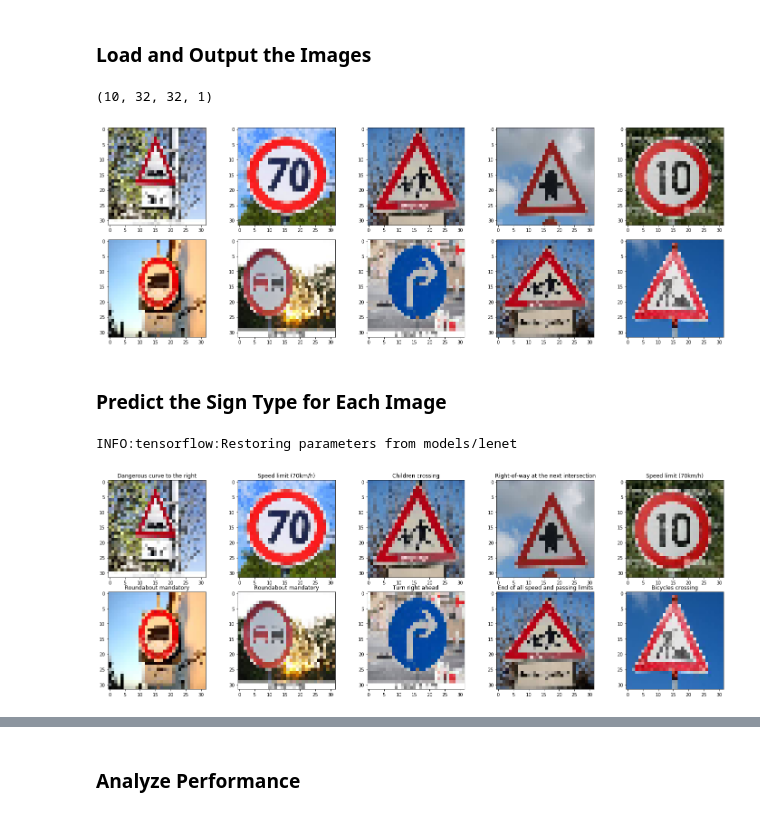
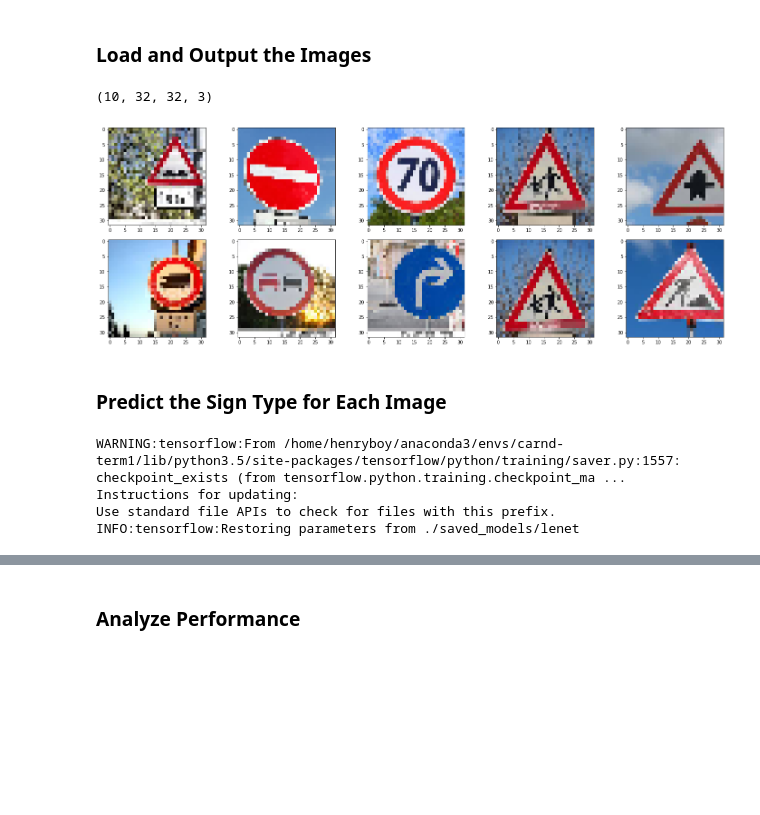
Before and after one commit to hvleejr/CarND-Traffic-Sign-Classifier-Project, a Jupyter notebook: Traffic_Sign_Classifier.ipynb, the cells around one changed output, grey strips where cells are left out. Cells and saved outputs as stored; diff of their text form; code cells hidden in the pictures; blank space fills up the shorter version.

Commit message:
added data augmentation, dropout and increased network size

```diff
--- a/Traffic_Sign_Classifier.ipynb
+++ b/Traffic_Sign_Classifier.ipynb
@@ -308,21 +317,28 @@ sets imply underfitting. A high accuracy on the training set but low accuracy on
 
 # Hyperparameters
 EPOCHS = 100
-BATCH_SIZE = 16
+BATCH_SIZE = 32
 rate = 0.001
 
 # reset
 tf.reset_default_graph()
 
 # Input and evaluation
-input_shape = (None, 32, 32, 1)
+n_channels = 3
+input_shape = (None, 32, 32, n_channels)
 x = tf.placeholder(tf.float32, input_shape, name="input")
 y = tf.placeholder(tf.int32, (None), name="labels")
 one_hot_y = tf.one_hot(y, n_classes)
 
+# Initialize training data generator
+datagen = util.generator(X_train, y_train, len(y_train))
+# normalize validation and test data
+X_valid = normalize(X_valid)
+X_test = normalize(X_test)
+
 # Training parameters
-logits = LeNet(x, n_classes)
-cross_entropy = tf.nn.softmax_cross_entropy_with_logits(labels=one_hot_y, logits=logits)
+logits = LeNet(x, n_classes, n_channels)
+cross_entropy = tf.nn.softmax_cross_entropy_with_logits_v2(labels=one_hot_y, logits=logits)
 loss_operation = tf.reduce_mean(cross_entropy)
 optimizer = tf.train.AdamOptimizer(learning_rate = rate)
 training_operation = optimizer.minimize(loss_operation)
@@ -344,5 +370,6 @@ def evaluate(X_data, y_data):
 # %%
 # Training
+# X_train = normalize(X_train)
 with tf.Session(config=config) as sess:
     sess.run(tf.global_variables_initializer())
     num_examples = len(X_train)
@@ -351,16 +378,25 @@ with tf.Session(config=config) as sess:
     print()
     for i in range(EPOCHS):
         X_train, y_train = shuffle(X_train, y_train)
+        X_train, y_train = next(datagen)
+        X_train = util.random_transforms(X_train,
+                                         distort=True,
+                                         resize=True,
+                                         shift=True,
+                                        )
+        X_train = normalize(X_train)
+
         for offset in range(0, num_examples, BATCH_SIZE):
             end = offset + BATCH_SIZE
             batch_x, batch_y = X_train[offset:end], y_train[offset:end]
             sess.run(training_operation, feed_dict={x: batch_x, y: batch_y})
-
+        train_accuracy = evaluate(X_train, y_train)
         validation_accuracy = evaluate(X_valid, y_valid)
-        if (i+1)%10 == 0:
-            print("EPOCH {}: Validation Accuracy = {:.3f}".format(i+1, validation_accuracy))
+        if (i+1)%5 == 0:
+            print("EPOCH {}: Training Acc. = {:.3f} Validation Accuracy = {:.3f}"\
+                  .format(i+1, train_accuracy, validation_accuracy))
     print("test accuracy: ", evaluate(X_test, y_test))
-    saver.save(sess, '../models/lenet')
+    saver.save(sess, './saved_models/lenet')
     print("Model saved")
 # %% [output]
 Training...
@@ -390,28 +429,30 @@ You may find `signnames.csv` useful as it contains mappings from the class id (i
 # %%
 ### Load the images and plot them here.
 ### Feel free to use as many code cells as needed.
 import os
 import matplotlib.image as mplimg
 
 test_folder = './data/test traffic signs/'
 test_files = os.listdir(test_folder)
 X_test2 = []
 
 f, ax = plt.subplots(2, 5, figsize=(20,7))
 f.tight_layout()
 for i in range(2):
     for j in range(5):
         img = mplimg.imread(os.path.join(test_folder, test_files[j + 5*i]))
-        img = cv2.resize(img, (32, 32))
+        factor = 32/(min(img.shape[0], img.shape[1]))
+        img = cv2.resize(img, (0,0), fx=factor, fy=factor)
+        img = img[:32, :32, :]
         ax[i,j].imshow(img)
         X_test2.append(img)
 
 X_test2 = np.stack(X_test2)
-X_test2 = preprocess(X_test2)
+X_test2 = util.normalize(X_test2)
 print(X_test2.shape)
 # %% [output]
-(10, 32, 32, 1)
+(10, 32, 32, 3)
-[figure, old version]
+[figure, new version]
 # %% [markdown]
 ### Predict the Sign Type for Each Image
 # %%
@@ -421,27 +462,12 @@ print(X_test2.shape)
 
 # load model
 with tf.Session(config=config) as sess:
-    saver = tf.train.import_meta_graph('models/lenet.meta')
-    saver.restore(sess, 'models/lenet')
+    saver = tf.train.import_meta_graph('./saved_models/lenet.meta')
+    saver.restore(sess, './saved_models/lenet')
     out = sess.run(logits, feed_dict={x: X_test2})
     pred = sess.run(tf.nn.softmax(out, axis=0))
 # %% [output]
-INFO:tensorflow:Restoring parameters from models/lenet
+WARNING:tensorflow:From /home/henryboy/anaconda3/envs/carnd-term1/lib/python3.5/site-packages/tensorflow/python/training/saver.py:1557: checkpoint_exists (from tensorflow.python.training.checkpoint_ma ...
+Instructions for updating:
+Use standard file APIs to check for files with this prefix.
+INFO:tensorflow:Restoring parameters from ./saved_models/lenet
-# %%
-
-# process prediction
-sign_names = pd.read_csv('signnames.csv')
-pred_idx = np.argmax(out, axis=1)
-pred_names = [sign_names['SignName'].iloc[i] for i in pred_idx]
-
-f, ax = plt.subplots(2, 5, figsize=(20,7))
-f.tight_layout()
-for i in range(2):
-    for j in range(5):
-        k = j + 5*i
-        img = mplimg.imread(os.path.join(test_folder, test_files[k]))
-        img = cv2.resize(img, (32, 32))
-        ax[i,j].imshow(img)
-        ax[i,j].set_title(pred_names[k])
-# %% [output]
-[figure, removed]
```
Also changed, not shown: parts of 15 cells of this notebook, 5 other files.
